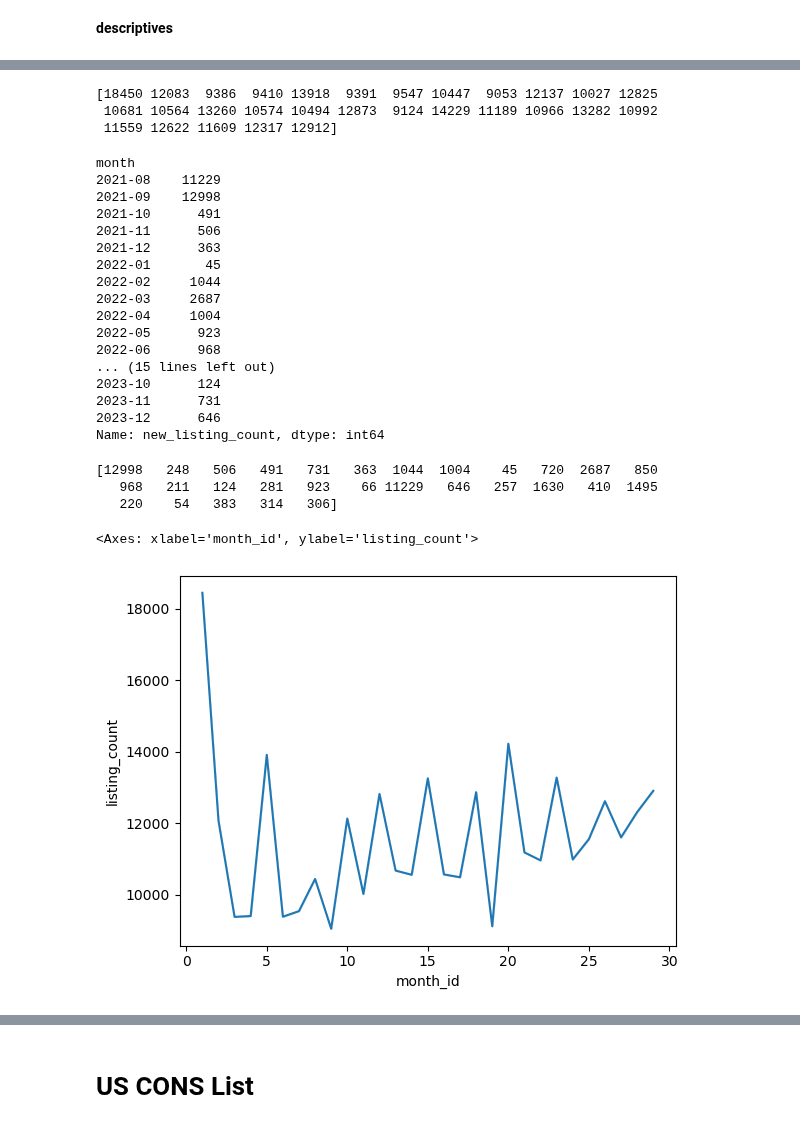
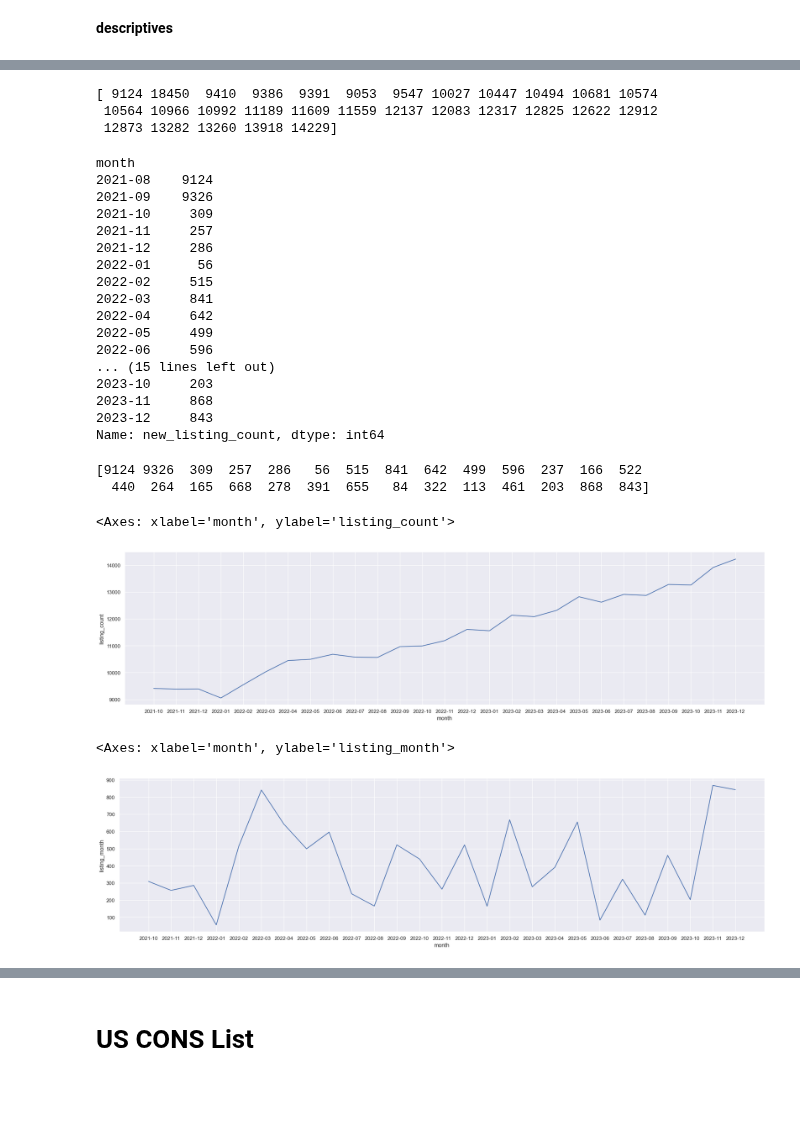
Before and after one commit to NatStrom/INSA, a Jupyter notebook: Opensanctions/Clean/US_descriptive_Analysis-Copy1.ipynb, the cells around one changed output, grey strips where cells are left out. Cells and saved outputs as stored; diff of their text form; code cells hidden in the pictures; blank space fills up the shorter version.

```diff
--- a/Opensanctions/Clean/US_descriptive_Analysis-Copy1.ipynb
+++ b/Opensanctions/Clean/US_descriptive_Analysis-Copy1.ipynb
@@ -60,8 +60,9 @@ country_0            22905
 year_id                  0
 month_id                 0
 dtype: int64
+# %%
+data = data.sort_values(by=['month'])
 # %%
-data = data.reset_index()
 data = data.drop(['Unnamed: 0.1', 'Unnamed: 0'],axis= 'columns')
 data
 # %% [output]
@@ -81,46 +82,55 @@ data
 # %%
 print(data.listing_count.unique())
 # %% [output]
-[18450 12083  9386  9410 13918  9391  9547 10447  9053 12137 10027 12825
- 10681 10564 13260 10574 10494 12873  9124 14229 11189 10966 13282 10992
- 11559 12622 11609 12317 12912]
+[ 9124 18450  9410  9386  9391  9053  9547 10027 10447 10494 10681 10574
+ 10564 10966 10992 11189 11609 11559 12137 12083 12317 12825 12622 12912
+ 12873 13282 13260 13918 14229]
 # %%
 #get the number of listings per month
 listing_month = data.groupby('month').new_listing_count.sum()
 listing_month
 # %% [output]
 month
-2021-08    11229
-2021-09    12998
-2021-10      491
-2021-11      506
-2021-12      363
-2022-01       45
-2022-02     1044
-2022-03     2687
-2022-04     1004
-2022-05      923
-2022-06      968
+2021-08    9124
+2021-09    9326
+2021-10     309
+2021-11     257
+2021-12     286
+2022-01      56
+2022-02     515
+2022-03     841
+2022-04     642
+2022-05     499
+2022-06     596
 ... (15 lines left out)
-2023-10      124
-2023-11      731
-2023-12      646
+2023-10     203
+2023-11     868
+2023-12     843
 Name: new_listing_count, dtype: int64
 # %%
 data['listing_month'] = data['new_listing_count'].groupby(data['month']).transform('sum')
 # %%
 print(data.listing_month.unique())
 # %% [output]
-[12998   248   506   491   731   363  1044  1004    45   720  2687   850
-   968   211   124   281   923    66 11229   646   257  1630   410  1495
-   220    54   383   314   306]
+[9124 9326  309  257  286   56  515  841  642  499  596  237  166  522
+  440  264  165  668  278  391  655   84  322  113  461  203  868  843]
 # %%
 #get the total listings per month
-listings_us_sdn = sns.lineplot(data=data,x='month_id',y='listing_count')
+data = data[data['month'] > '2021-09']
+sns.set(rc={"figure.figsize":(25, 6)}) #width=3, #height=4
+listings_us_sdn = sns.lineplot(data=data,x='month',y='listing_count')
 listings_us_sdn
 # %% [output]
-<Axes: xlabel='month_id', ylabel='listing_count'>
+<Axes: xlabel='month', ylabel='listing_count'>
-[figure, old version]
+[figure, new version]
+# %%
+#get the total listings per month
+sns.set(rc={"figure.figsize":(25, 6)}) #width=3, #height=4
+listings_us_sdn = sns.lineplot(data=data,x='month',y='listing_month')
+listings_us_sdn
+# %% [output]
+<Axes: xlabel='month', ylabel='listing_month'>
+[figure, added]
 # %%
 #time trend of the top iso codes
 import matplotlib.pyplot as plt
```
Also changed, not shown: parts of 31 cells of this notebook, 13 other files.
